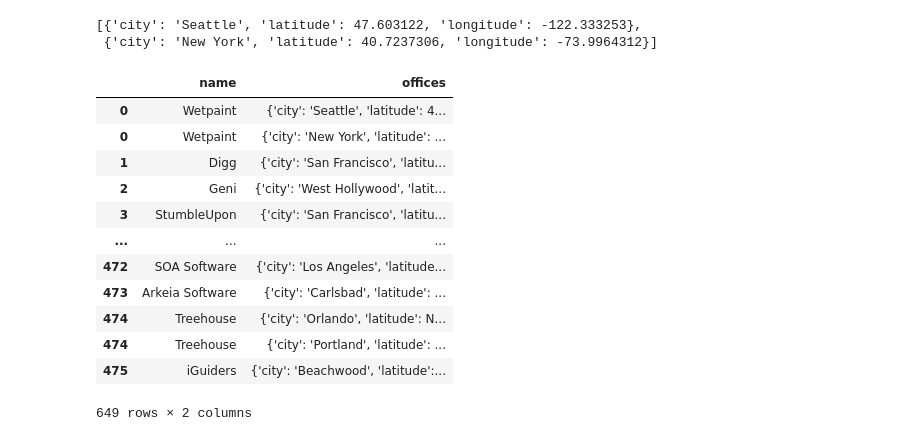
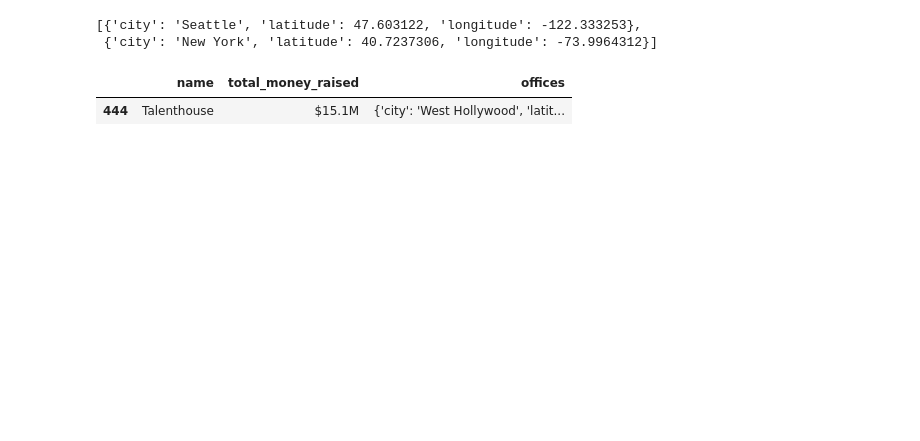
Before and after one commit to Maya-Souza/Project_3_Company_Headquarters, a Jupyter notebook: Untitled.ipynb, the cells around one changed output. Drawn from its saved outputs; the diff is of its cells as text; code cells hidden in the pictures; blank space fills up the shorter version.

```diff
--- a/Untitled.ipynb
+++ b/Untitled.ipynb
@@ -32,7 +34,7 @@ condition2 = {"tag_list": {"$regex": ".*design.|.tech.|.software.|.fashion."}}
 condition3 = {"category_code": "web"}
 condition4 = {"offices": {"$ne": []}}
 
-projection = {"_id": 0, "name":1, "offices.city":1, "offices.latitude":1, "offices.longitude": 1}
+projection = {"_id": 0, "name":1, "offices.city":1, "offices.latitude":1, "offices.longitude": 1, "address1":1, "total_money_raised": 1}
 
 query = {"$and": [condition1, condition4, {"$or": [condition2, condition3]}]}
 
@@ -62,20 +53,9 @@ df.offices[0]
  {'city': 'New York', 'latitude': 40.7237306, 'longitude': -73.9964312}]
 # %%
 df = df.explode("offices")
-df
+df.sample(1)
 # %% [output]
-|  | name | offices |
-| 0 | Wetpaint | {'city': 'Seattle', 'latitude': 4... |
-| 0 | Wetpaint | {'city': 'New York', 'latitude': ... |
-| 1 | Digg | {'city': 'San Francisco', 'latitu... |
-| 2 | Geni | {'city': 'West Hollywood', 'latit... |
-| 3 | StumbleUpon | {'city': 'San Francisco', 'latitu... |
-| ... | ... | ... |
-| 472 | SOA Software | {'city': 'Los Angeles', 'latitude... |
-| 473 | Arkeia Software | {'city': 'Carlsbad', 'latitude': ... |
-| 474 | Treehouse | {'city': 'Orlando', 'latitude': N... |
-| 474 | Treehouse | {'city': 'Portland', 'latitude': ... |
-| 475 | iGuiders | {'city': 'Beachwood', 'latitude':... |
+|  | name | total_money_raised | offices |
+| 444 | Talenthouse | $15.1M | {'city': 'West Hollywood', 'latit... |
-649 rows × 2 columns
 # %%
 df.reset_index(drop=True)
```
Also changed, not shown: parts of 20 cells of this notebook.
